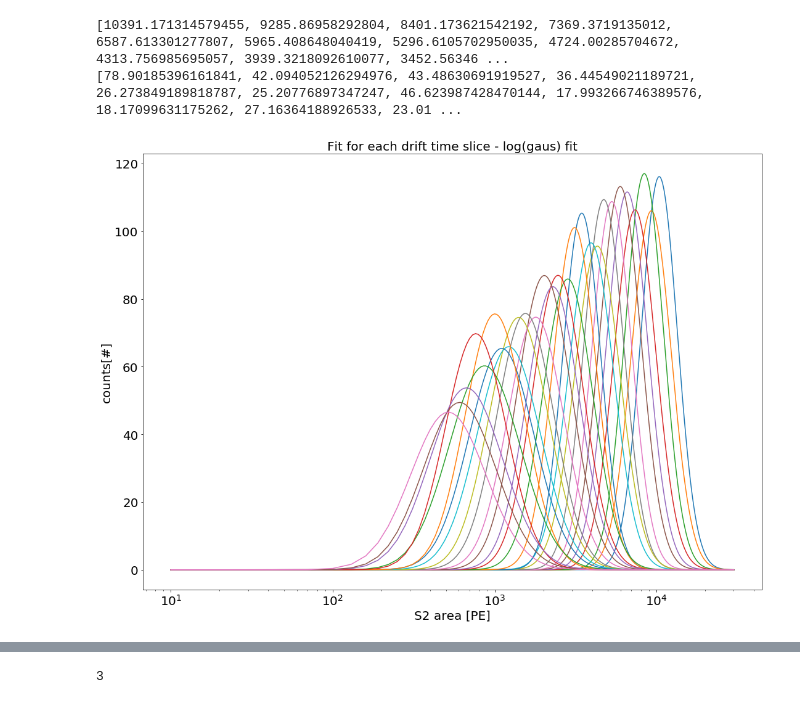
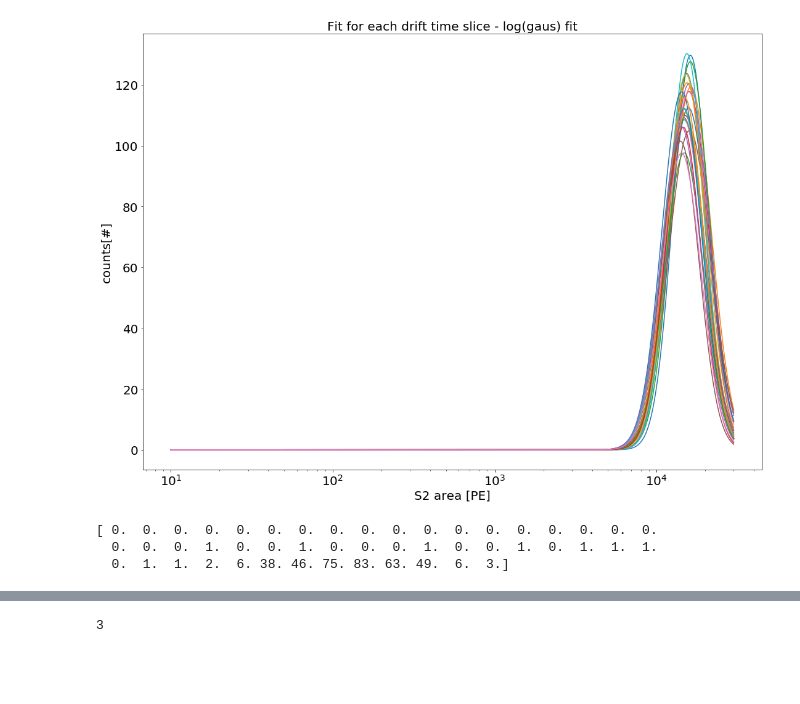
Before and after one commit to AG-Schumann/xebra_scripts, a Jupyter notebook: strax_analysis/Drift_time_analysis.ipynb, the cells around one changed output, grey strips where cells are left out. Saved outputs shown, nothing was run; the diff lists cells and outputs as text; code cells hidden in the pictures; blank space fills up the shorter version.

```diff
--- a/strax_analysis/Drift_time_analysis.ipynb
+++ b/strax_analysis/Drift_time_analysis.ipynb
@@ -12,7 +12,7 @@ import strax
 import straxbra
 # %%
 ctx = straxbra.XebraContext()
-run = '00226'
+run = '00186'
 # peaks_data_xebra = ctx.get_array(run, 'peaks')
 # ncomp = ctx.get_array(run, 'n_competing')
 event_basics = ctx.get_array(run, 'event_basics')
@@ -74,12 +60,12 @@ plt.show()
 # %%
-line = event_basics[(80<event_basics['s1_area']) & (event_basics['s1_area'] < 300)]
+line = event_basics[(100<event_basics['s1_area']) & (event_basics['s1_area'] < 300)]
 fig, ax = plt.subplots(figsize=(18,13))
 
 bins_x = np.linspace(0,50,50)
 bins_y = np.logspace(1,4.5,50)
 counts, xedges, yedges = np.histogram2d(line['drift_time']/1e3, line['s2_area'], bins=(bins_x, bins_y))
 print(line['drift_time']/1e3)
-im = ax.pcolormesh(bins_x, bins_y, counts.T, norm=LogNorm())
+im = ax.pcolormesh(bins_x, bins_y, counts.T, norm=LogNorm(), cmap = 'RdBu')
 plt.colorbar(im,ax=ax, label='Counts/bin')
 ax.set_yscale('log')
 
@@ -96,60 +82,43 @@ ycenter = ((yedges[:-1]+yedges[1:])/2)
 # print(ycenter)
 # %%
 fig, ax = plt.subplots(figsize=(18,13))
-#plt.scatter(ycenter, counts[30], c = 'r', marker = 'x')
-
 fit_range= np.linspace(10,30000,1000)
 
 def single_gaus(x, h, mu, sigma):
 
     gaus = h * np.exp(-(np.log(x)-mu)**2         /(2*sigma**2))
     return gaus
 p0 = [60,8,8]
-# bin_mask = bincenters[20:]
-# n_mask = n[20:]
 mu_list = []
 mu_error_list = []
 # popt, pcov = curve_fit(single_gaus, ycenter, counts[27], p0)
 # plt.scatter(ycenter, counts[27], c = 'r', marker = 'x')
 # plt.plot(fit_range, single_gaus(fit_range, *popt))
 ax.set_xscale('log')
 ax.set_title('Fit for each drift time slice - log(gaus) fit', fontsize = 20)
 ax.set_xlabel('S2 area [PE]', fontsize = 20)
 ax.set_ylabel('counts[#]', fontsize = 20)
 for i in range(3,30):
     popt, pcov = curve_fit(single_gaus, ycenter, counts[i], p0)
-    #plt.scatter(ycenter, counts[i], c = 'r', marker = 'x')
     plt.plot(fit_range, single_gaus(fit_range, *popt))
-    value = np.exp(popt[1])
+    #value = np.exp(popt[1])
+    value = np.exp(popt[1]+((popt[2]**2)/2))
     mu_list.append(value)
     perr = np.sqrt(np.diag(pcov))
     error_ln_mu = perr[1]
     error_mu = np.exp(popt[1])*error_ln_mu
     mu_error_list.append(error_mu)
 
-print(mu_list)
-print(mu_error_list)
 
-# print(popt)
-# print( np.exp(popt[1]))
-# print(np.exp(perr[1]))
-# mu = (np.exp(popt[1]))
-# perr = np.sqrt(np.diag(pcov))
-# error_ln_mu = perr[1]
-# error_mu = np.exp(popt[1])*error_ln_mu
-# # print(popt)
-# # print(perr)
-# print('mu = ', mu, '+/- ', error_mu )
-# plt.plot(bincenters,single_gaus(bincenters,*popt))
-# popt, pcov = curve_fit(single_gaus, bin_mask, n_mask, p0,  sigma=np.maximum(np.sqrt(n_mask), np.ones_like(n_mask)))
-# plt.plot(bin_mask,single_gaus(bin_mask,*popt))
 plt.show()
 # %% [output]
-[10391.171314579455, 9285.86958292804, 8401.173621542192, 7369.3719135012, 6587.613301277807, 5965.408648040419, 5296.6105702950035, 4724.00285704672, 4313.756985695057, 3939.3218092610077, 3452.56346 ...
-[78.90185396161841, 42.094052126294976, 43.48630691919527, 36.44549021189721, 26.273849189818787, 25.20776897347247, 46.623987428470144, 17.993266746389576, 18.17099631175262, 27.16364188926533, 23.01 ...
-[figure, old version]
+[figure, new version]
 # %%
 print(counts[30])
+# %% [output]
+[ 0.  0.  0.  0.  0.  0.  0.  0.  0.  0.  0.  0.  0.  0.  0.  0.  0.  0.
+  0.  0.  0.  1.  0.  0.  1.  0.  0.  0.  1.  0.  0.  1.  0.  1.  1.  1.
+  0.  1.  1.  2.  6. 38. 46. 75. 83. 63. 49.  6.  3.]
 # %%
 def expo(x, a, b):
     return a*np.exp(-b*x)
```
Also changed, not shown: parts of 18 cells of this notebook, 1 other file.
